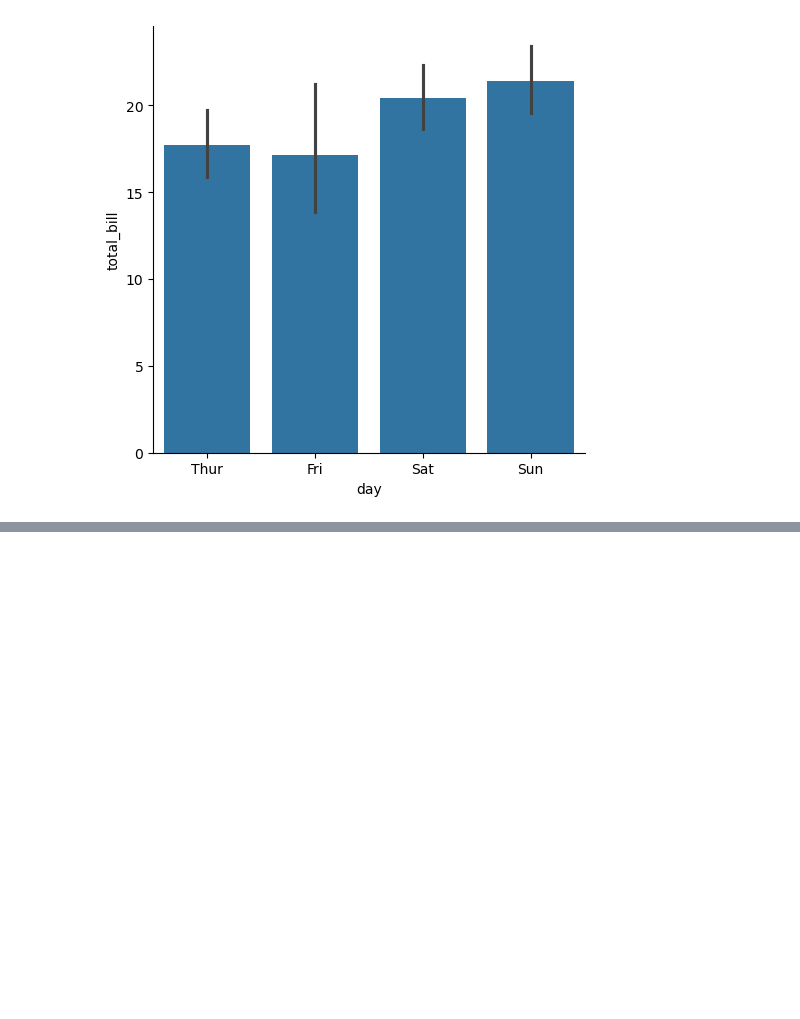
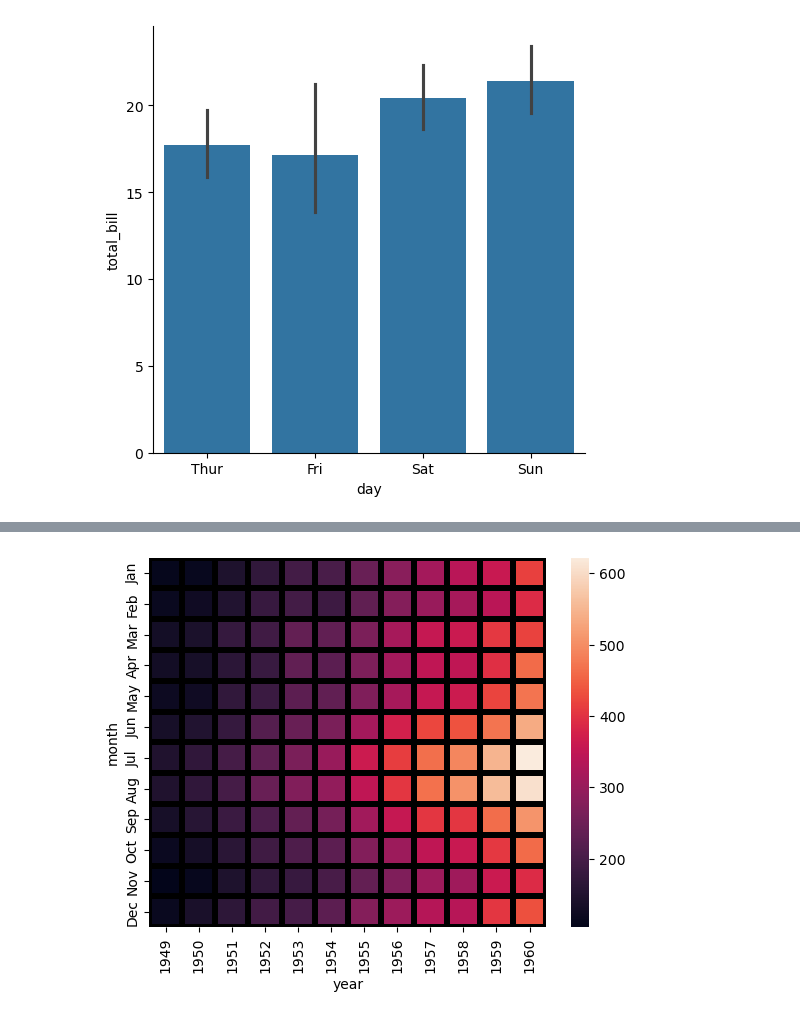
Before and after one commit to m-ata/data-visualization, a Jupyter notebook: seaborn/seaborn.ipynb, the cells around one changed output, grey strips where cells are left out. Saved outputs shown, nothing was run; the diff lists cells and outputs as text; code cells hidden in the pictures; blank space fills up the shorter version.

```diff
--- a/seaborn/seaborn.ipynb
+++ b/seaborn/seaborn.ipynb
@@ -80,3 +80,6 @@ sns.catplot(x='day',y='total_bill',data=tips,kind='bar')
 plt.show()
 # %% [output]
 [figure]
+# %%
+flights = sns.load_dataset("flights")
+flights.head()
@@ -82,0 +102,5 @@ plt.show()
+# %%
+sns.heatmap(fp, linecolor="black", linewidth=3)
+plt.show()
+# %% [output]
+[figure, added]
```
Also changed, not shown: parts of 5 cells of this notebook.
